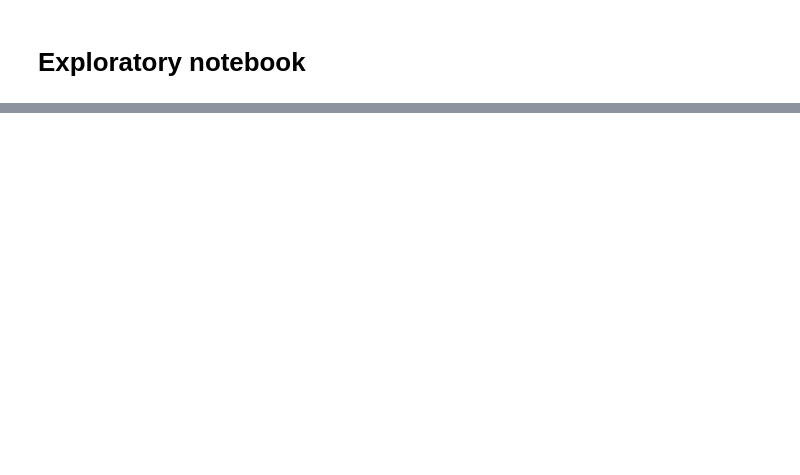
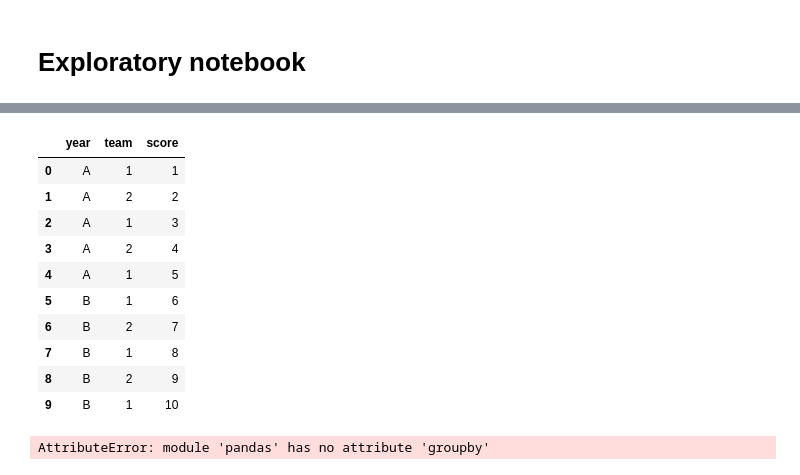
Before and after one commit to georgebrockman/beatthebookies, a Jupyter notebook: beatthebookies/notebooks/chris_explore.ipynb, the cells around one changed output, grey strips where cells are left out. Saved outputs shown, nothing was run; the diff lists cells and outputs as text; code cells hidden in the pictures; blank space fills up the shorter version.

```diff
--- a/beatthebookies/notebooks/chris_explore.ipynb
+++ b/beatthebookies/notebooks/chris_explore.ipynb
@@ -49,0 +83,18 @@ test.tail()
+# %%
+mock.head(10)
+# %% [output]
+|  | year | team | score |
+| 0 | A | 1 | 1 |
+| 1 | A | 2 | 2 |
+| 2 | A | 1 | 3 |
+| 3 | A | 2 | 4 |
+| 4 | A | 1 | 5 |
+| 5 | B | 1 | 6 |
+| 6 | B | 2 | 7 |
+| 7 | B | 1 | 8 |
+| 8 | B | 2 | 9 |
+| 9 | B | 1 | 10 |
+# %%
+mock['score_agg'] = mock.groupby('year').apply(pd.groupby('team')['score'].apply(lambda x  : x.cumsum().shift(fill_value=0)))
+# %% [output]
+AttributeError: module 'pandas' has no attribute 'groupby'
```
Also changed, not shown: parts of 18 cells of this notebook, 1 other file.
